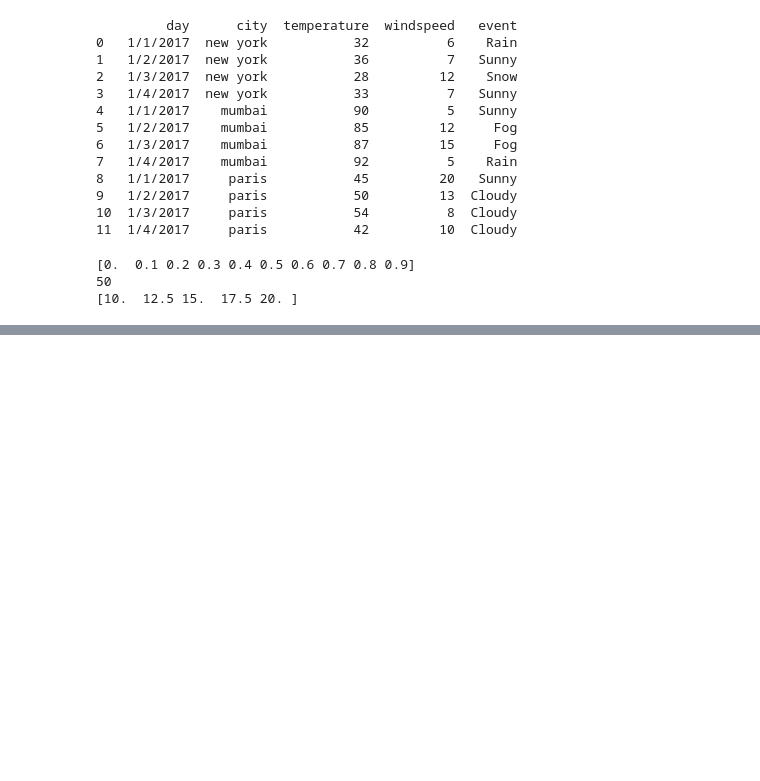
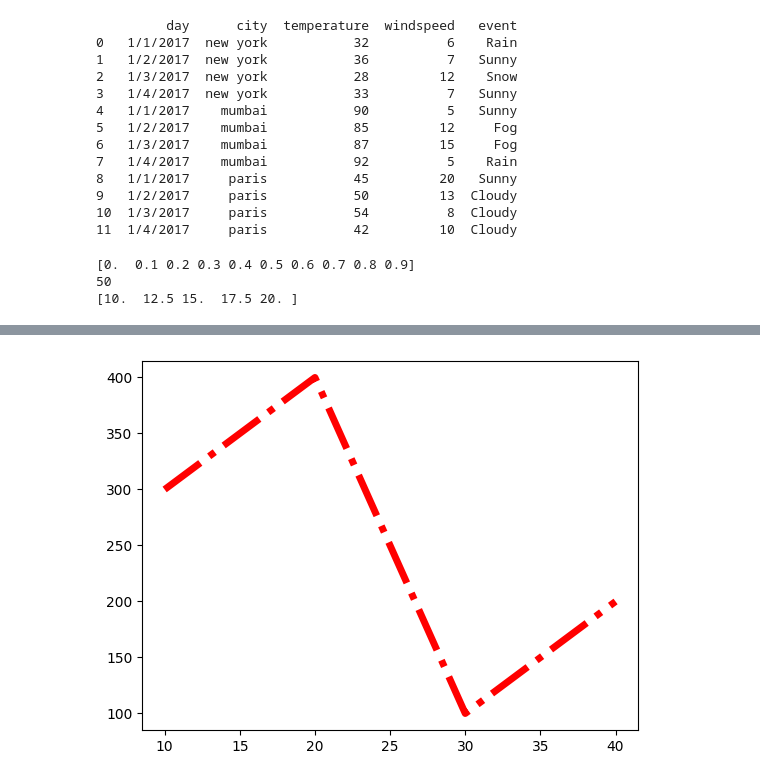
Before and after one commit to manu8274/1language-C, a Jupyter notebook: class/2nd_YR/4th_SEM/lec_4_AIML/class/02FEB/07_feb.ipynb, the cells around one changed output, grey strips where cells are left out. Cells and saved outputs as stored; diff of their text form; code cells hidden in the pictures; blank space fills up the shorter version.

```diff
--- a/class/2nd_YR/4th_SEM/lec_4_AIML/class/02FEB/07_feb.ipynb
+++ b/class/2nd_YR/4th_SEM/lec_4_AIML/class/02FEB/07_feb.ipynb
@@ -32,0 +55,7 @@ y=[300,400,100,200]
+# %%
+x=[10,20,30,40]
+y=[300,400,100,200]
+plt.plot(x,y,color='red',linewidth=5,ls='-.')#ls=linestyle(4types) :=dotted,--=dashed,-.=dahsed dot,-=solid
+plt.show()
+# %% [output]
+[figure, added]
```
Also changed, not shown: parts of 6 cells of this notebook, 1 other file.
